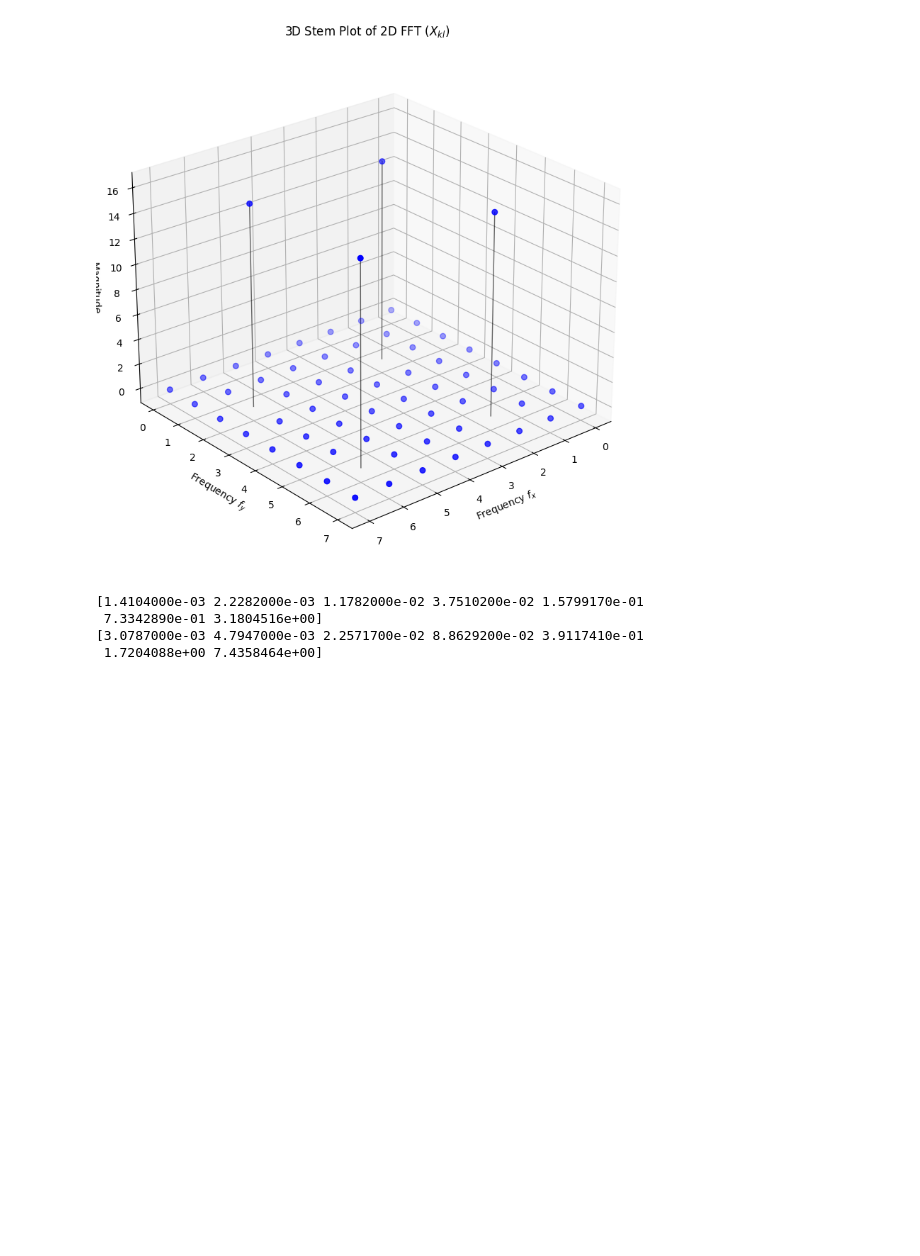
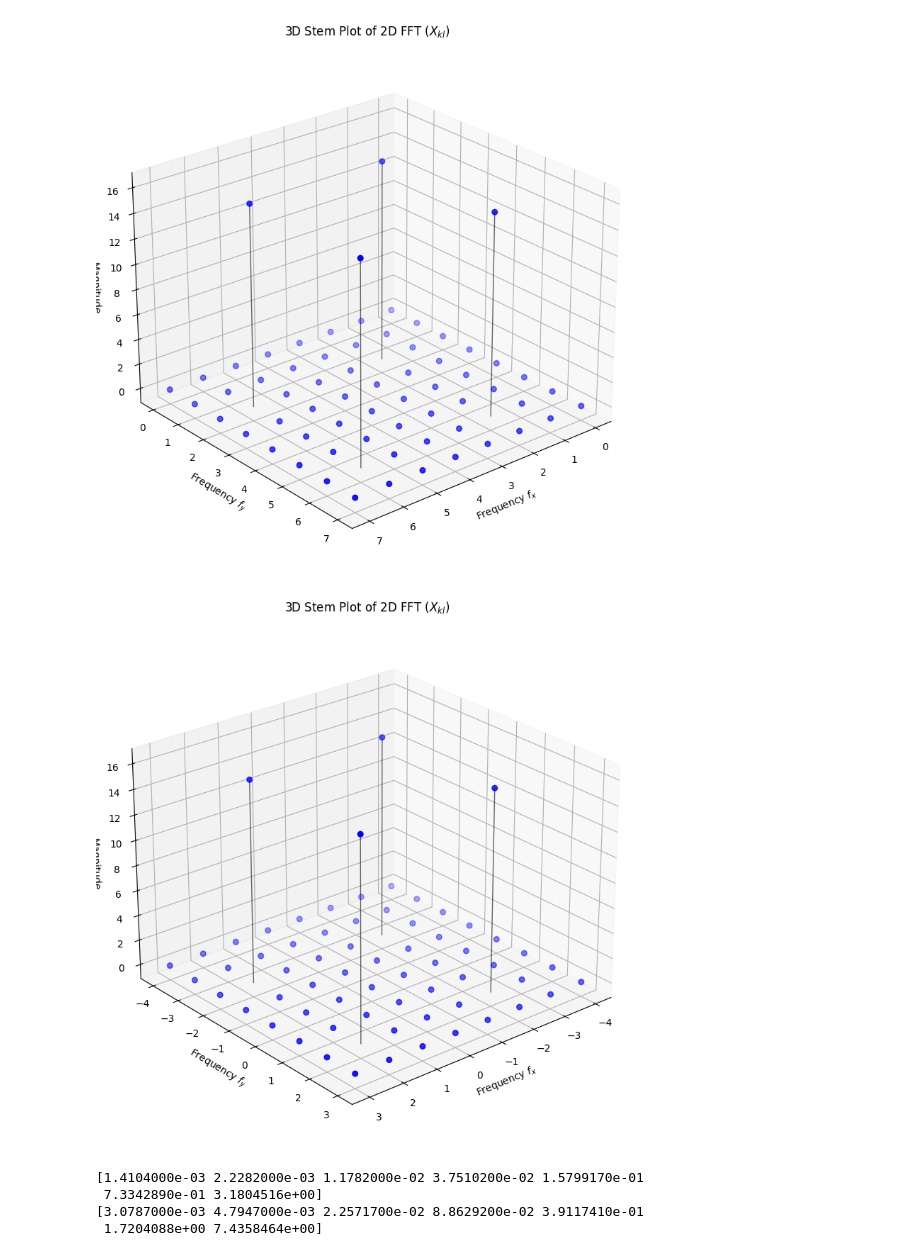
Before and after one commit to LauraRavagnani/Accelerated_FFT, a Jupyter notebook: visualize.ipynb, the cells around one changed output. Cells and saved outputs as stored; diff of their text form; code cells hidden in the pictures; blank space fills up the shorter version.

```diff
--- a/visualize.ipynb
+++ b/visualize.ipynb
@@ -101,6 +101,12 @@ if plot:
     plot_fft_2D('fft_res_omp.json')
 # %% [output]
 [figure]
+# %%
+plot = True
+if plot:
+    plot_fft_2D('fft_res_omp_shift.json')
+# %% [output]
+[figure, added]
 # %%
 def plot_benchmark_serial(file1, file2):
 	try:
```
Also changed, not shown: 2 other files.
